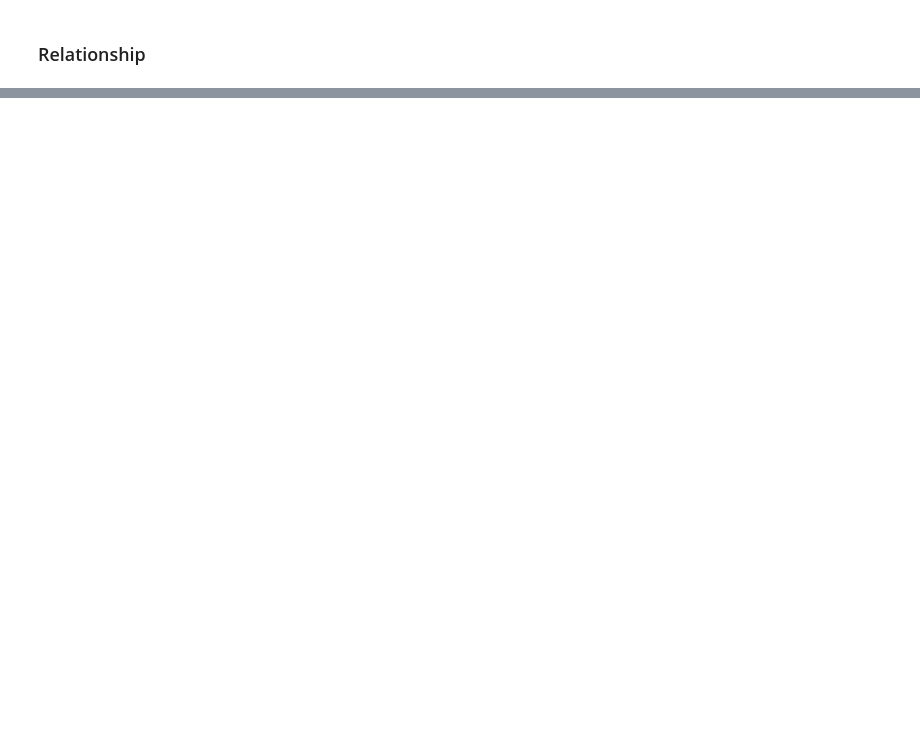
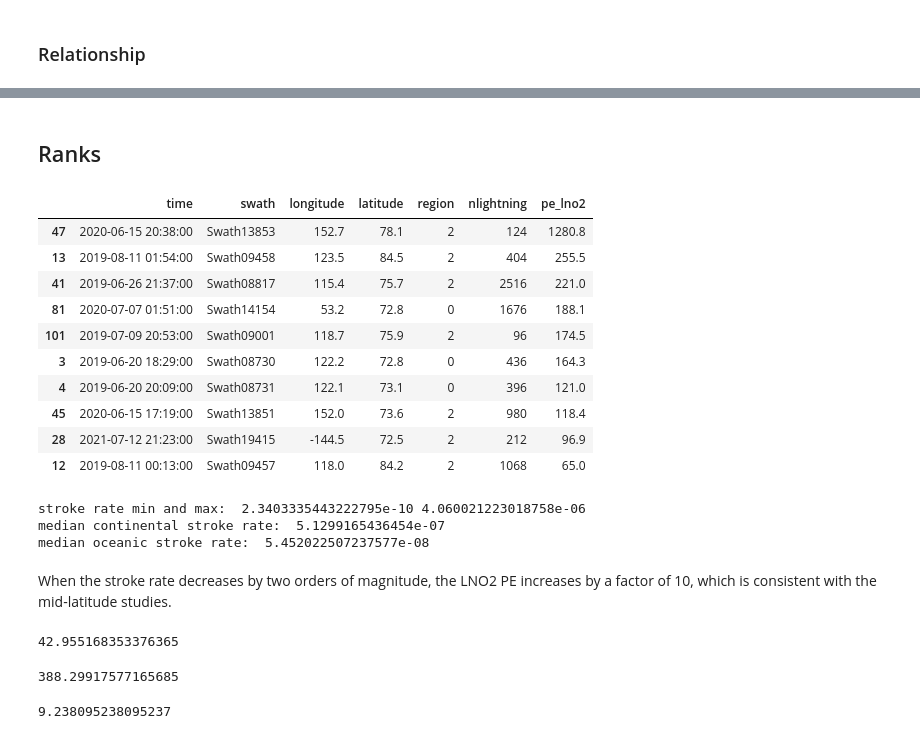
Before and after one commit to zxdawn/S5P-LNO2-Notebook, a Jupyter notebook: analysis/lightning_no2_production.ipynb, the cells around one changed output, grey strips where cells are left out. Drawn from its saved outputs; the diff is of its cells as text; code cells hidden in the pictures; blank space fills up the shorter version.

```diff
--- a/analysis/lightning_no2_production.ipynb
+++ b/analysis/lightning_no2_production.ipynb
@@ -259,0 +310,40 @@ fig.savefig('../figures/pe_rate.pdf')
+# %% [markdown]
+## Ranks
+# %%
+df_lno2.sort_values('pe_lno2', ascending=False).iloc[:10][['time', 'swath', 'longitude', 'latitude', 'region', 'nlightning', 'pe_lno2']].round(decimals=1)#.to_latex()
+# %% [output]
+|  | time | swath | longitude | latitude | region | nlightning | pe_lno2 |
+| 47 | 2020-06-15 20:38:00 | Swath13853 | 152.7 | 78.1 | 2 | 124 | 1280.8 |
+| 13 | 2019-08-11 01:54:00 | Swath09458 | 123.5 | 84.5 | 2 | 404 | 255.5 |
+| 41 | 2019-06-26 21:37:00 | Swath08817 | 115.4 | 75.7 | 2 | 2516 | 221.0 |
+| 81 | 2020-07-07 01:51:00 | Swath14154 | 53.2 | 72.8 | 0 | 1676 | 188.1 |
+| 101 | 2019-07-09 20:53:00 | Swath09001 | 118.7 | 75.9 | 2 | 96 | 174.5 |
+| 3 | 2019-06-20 18:29:00 | Swath08730 | 122.2 | 72.8 | 0 | 436 | 164.3 |
+| 4 | 2019-06-20 20:09:00 | Swath08731 | 122.1 | 73.1 | 0 | 396 | 121.0 |
+| 45 | 2020-06-15 17:19:00 | Swath13851 | 152.0 | 73.6 | 2 | 980 | 118.4 |
+| 28 | 2021-07-12 21:23:00 | Swath19415 | -144.5 | 72.5 | 2 | 212 | 96.9 |
+| 12 | 2019-08-11 00:13:00 | Swath09457 | 118.0 | 84.2 | 2 | 1068 | 65.0 |
+# %%
+print('stroke rate min and max: ', df_lno2['lfr'].min(), df_lno2['lfr'].max())
+
+print('median continental stroke rate: ', df_lno2['lfr'][df_lno2['region'] == 1].median())
+
+print('median oceanic stroke rate: ', df_lno2['lfr'][df_lno2['region'] == 2].median())
+# %% [output]
+stroke rate min and max:  2.3403335443222795e-10 4.060021223018758e-06
+median continental stroke rate:  5.1299165436454e-07
+median oceanic stroke rate:  5.452022507237577e-08
+# %% [markdown]
+When the stroke rate decreases by two orders of magnitude, the LNO2 PE increases by a factor of 10, which is consistent with the mid-latitude studies.
+# %%
+386.47*np.exp(-1.67e8*1.5e-8)+11.39
+# %% [output]
+42.955168353376365
+# %%
+386.47*np.exp(-1.67e8*1.5e-10)+11.39
+# %% [output]
+388.29917577165685
+# %%
+388/42
+# %% [output]
+9.238095238095237
```
Also changed, not shown: parts of 11 cells of this notebook.
